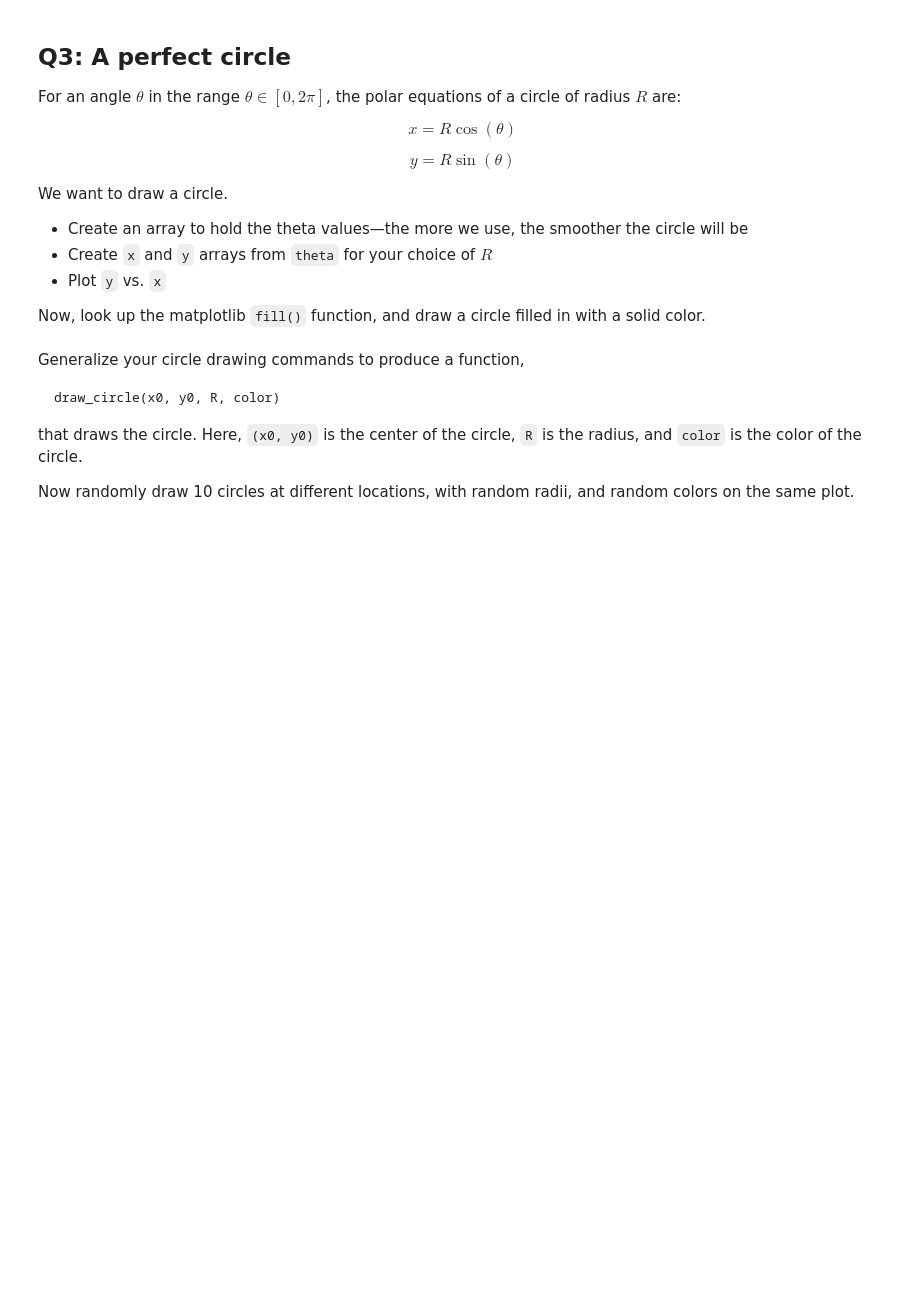
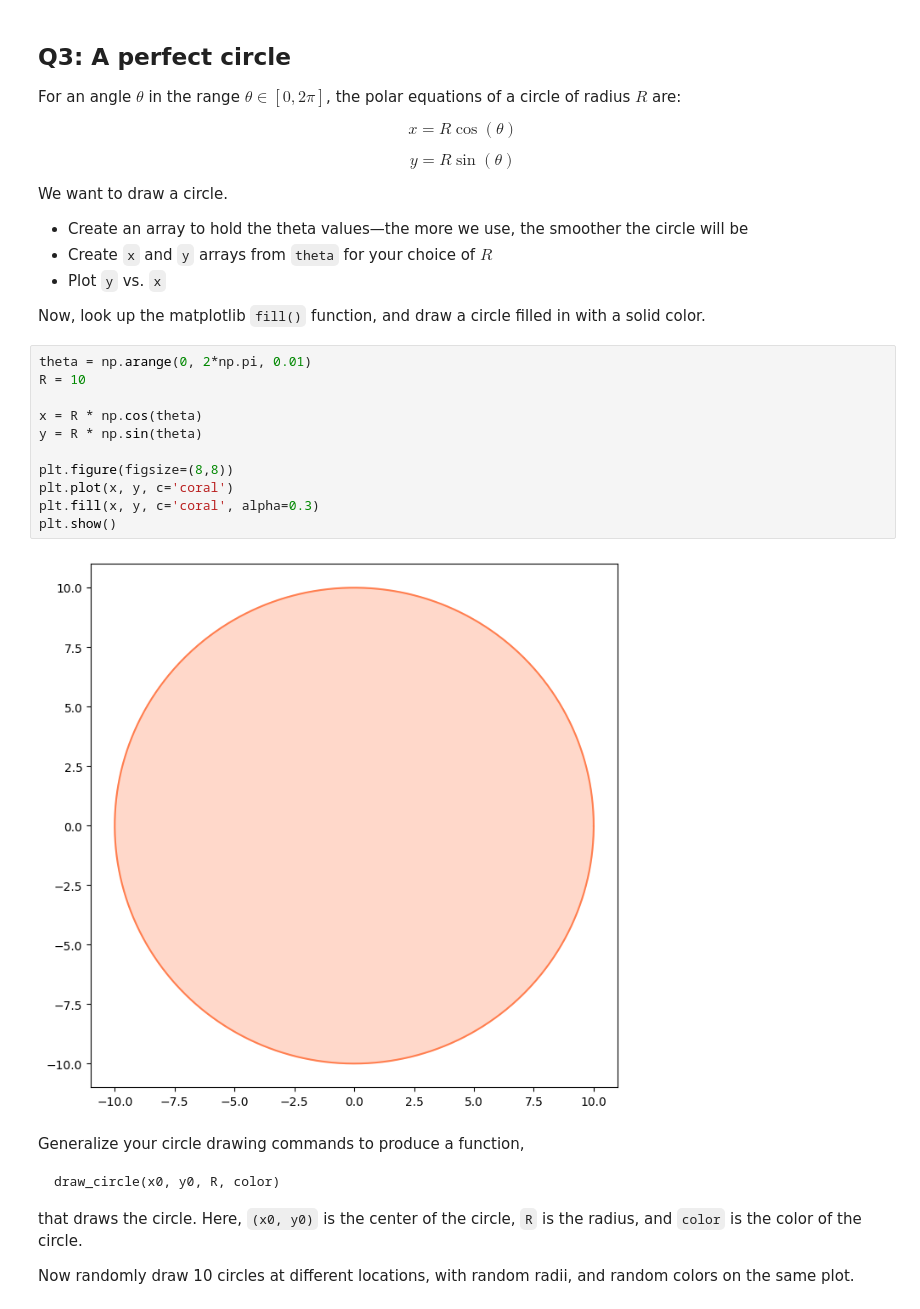
Before and after one commit to APozzi22/scientificcomputing_bicocca_2026, a Jupyter notebook: working/L03_matplotlib.ipynb, the cells around one changed output. Cells and saved outputs as stored; diff of their text form; blank space fills up the shorter version.

````diff
--- a/working/L03_matplotlib.ipynb
+++ b/working/L03_matplotlib.ipynb
@@ -44,6 +62,19 @@ We want to draw a circle.
   * Plot `y` vs. `x`
 
 Now, look up the matplotlib `fill()` function, and draw a circle filled in with a solid color.
+# %%
+theta = np.arange(0, 2*np.pi, 0.01)
+R = 10
+
+x = R * np.cos(theta)
+y = R * np.sin(theta)
+
+plt.figure(figsize=(8,8))
+plt.plot(x, y, c='coral')
+plt.fill(x, y, c='coral', alpha=0.3)
+plt.show()
+# %% [output]
+[figure, added]
 # %% [markdown]
 Generalize your circle drawing commands to produce a function,
 ```
````
Also changed, not shown: parts of 8 cells of this notebook, 1 other file.
